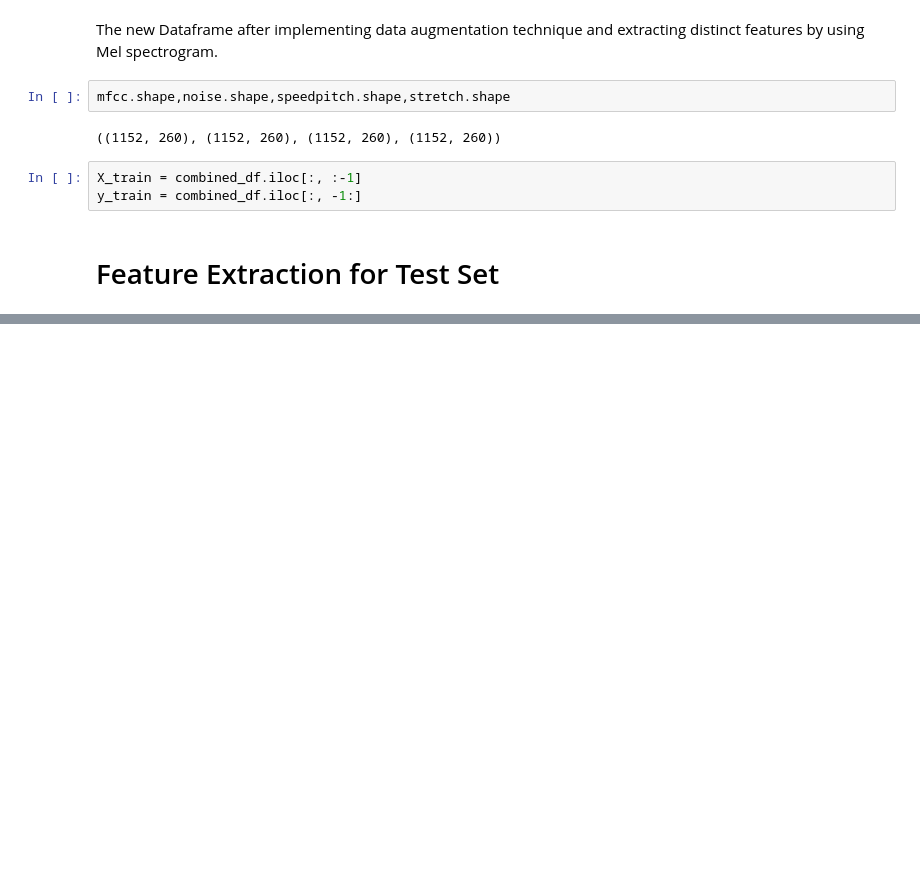
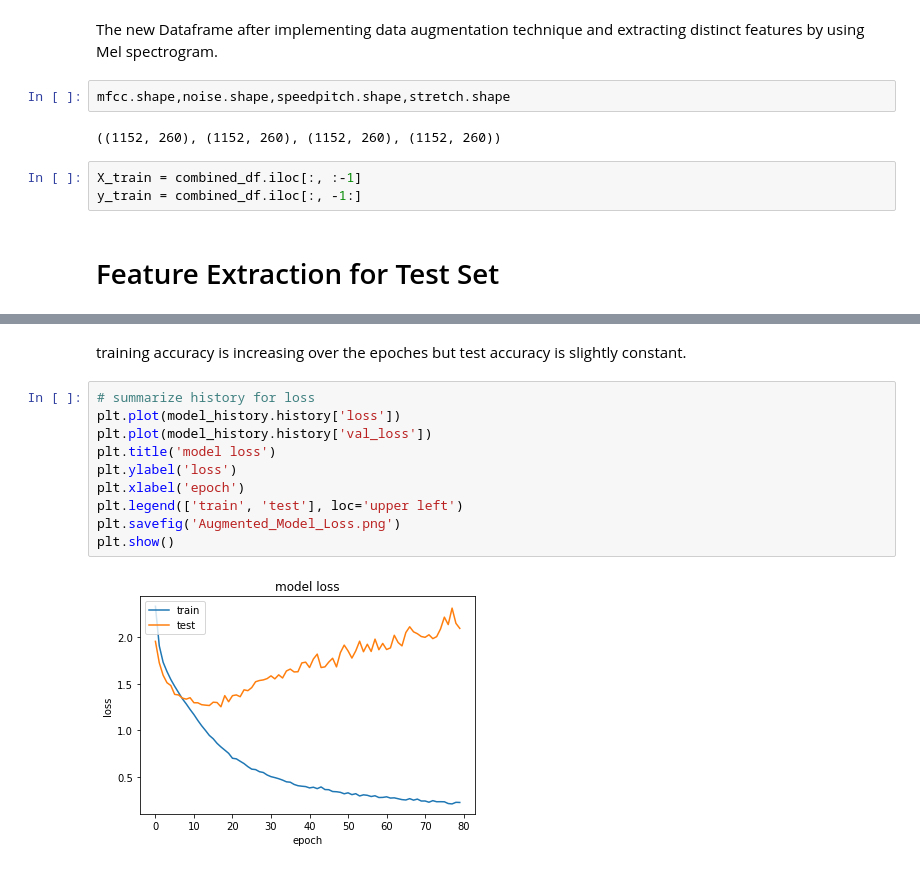
Before and after one commit to Tanjul5/Speech-Emotion-Recognition, a Jupyter notebook: speech_emotion_recognition_capstone_project.ipynb, the cells around one changed output, grey strips where cells are left out. Cells and saved outputs as stored; diff of their text form; blank space fills up the shorter version.

```diff
--- a/speech_emotion_recognition_capstone_project.ipynb
+++ b/speech_emotion_recognition_capstone_project.ipynb
@@ -536,0 +707,14 @@ y_train = combined_df.iloc[:, -1:]
+# %% [markdown]
+training accuracy is increasing over the epoches but test accuracy is slightly constant.
+# %%
+# summarize history for loss
+plt.plot(model_history.history['loss'])
+plt.plot(model_history.history['val_loss'])
+plt.title('model loss')
+plt.ylabel('loss')
+plt.xlabel('epoch')
+plt.legend(['train', 'test'], loc='upper left')
+plt.savefig('Augmented_Model_Loss.png')
+plt.show()
+# %% [output]
+[figure, added]
```
Also changed, not shown: parts of 26 cells of this notebook.
